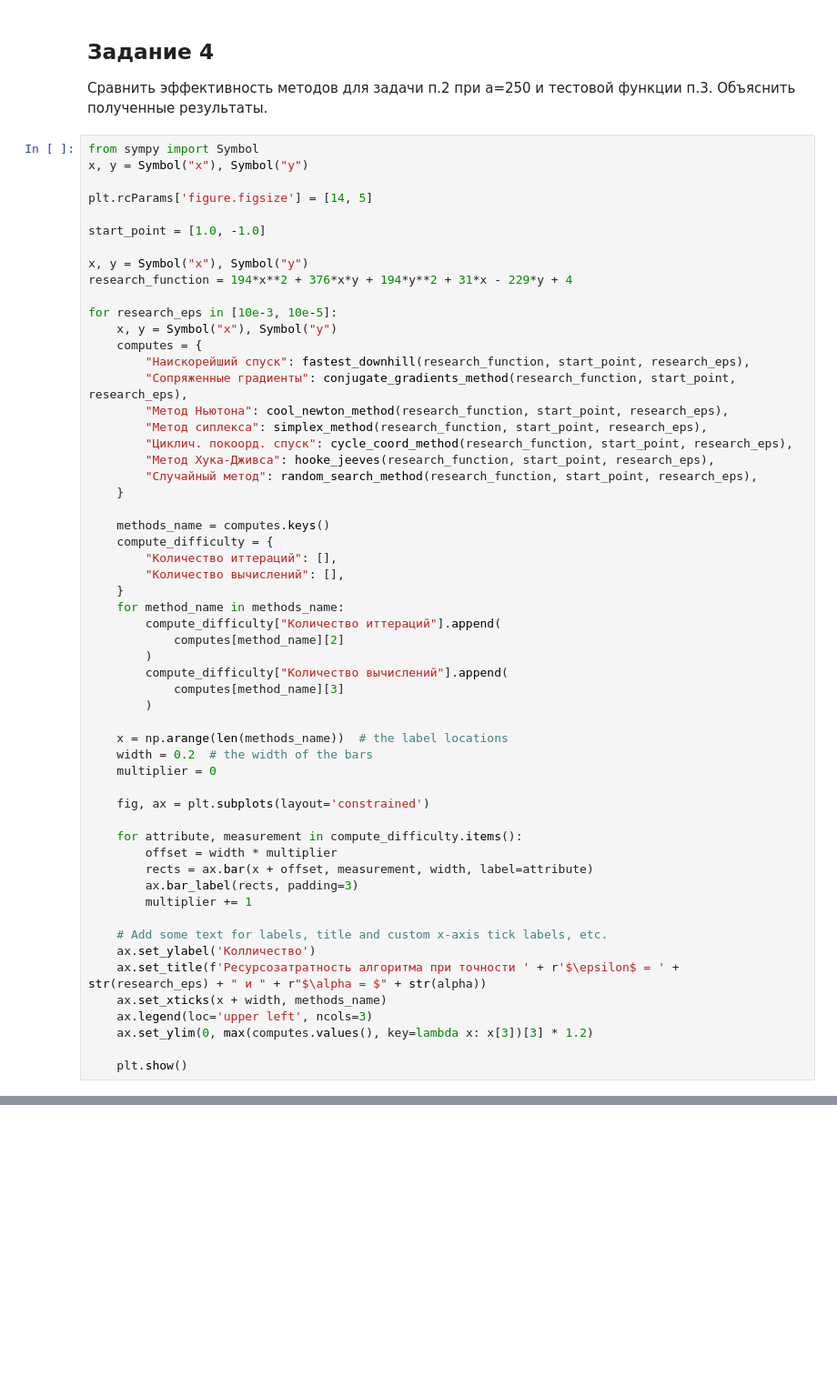
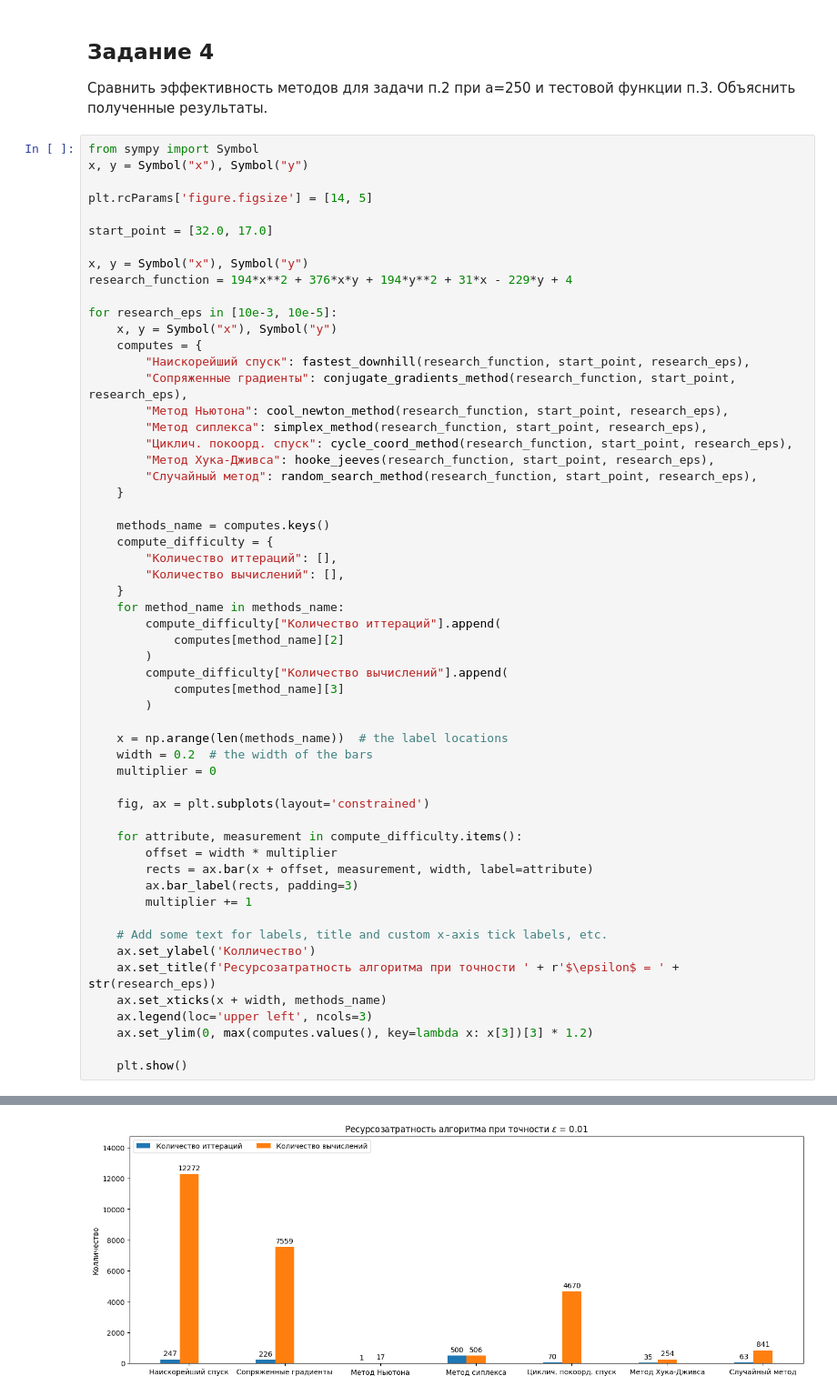
Before and after one commit to niceguy135/optimization_labs, a Jupyter notebook: Lab2.ipynb, the cells around one changed output, grey strips where cells are left out. Shown: that part at 91% size. Saved outputs shown, nothing was run; the diff lists cells and outputs as text; blank space fills up the shorter version.

```diff
--- a/Lab2.ipynb
+++ b/Lab2.ipynb
@@ -578,7 +652,7 @@ x, y = Symbol("x"), Symbol("y")
 
 plt.rcParams['figure.figsize'] = [14, 5]
 
-start_point = [1.0, -1.0]
+start_point = [32.0, 17.0]
 
 x, y = Symbol("x"), Symbol("y")
 research_function = 194*x**2 + 376*x*y + 194*y**2 + 31*x - 229*y + 4
@@ -622,7 +696,7 @@ for research_eps in [10e-3, 10e-5]:
 
     # Add some text for labels, title and custom x-axis tick labels, etc.
     ax.set_ylabel('Колличество')
-    ax.set_title(f'Ресурсозатратность алгоритма при точности ' + r'$\epsilon$ = ' + str(research_eps) + " и " + r"$\alpha = $" + str(alpha))
+    ax.set_title(f'Ресурсозатратность алгоритма при точности ' + r'$\epsilon$ = ' + str(research_eps))
     ax.set_xticks(x + width, methods_name)
     ax.legend(loc='upper left', ncols=3)
     ax.set_ylim(0, max(computes.values(), key=lambda x: x[3])[3] * 1.2)
@@ -633,0 +706 @@ KeyboardInterrupt:
+[figure, added]
```
Also changed, not shown: parts of 15 cells of this notebook.
